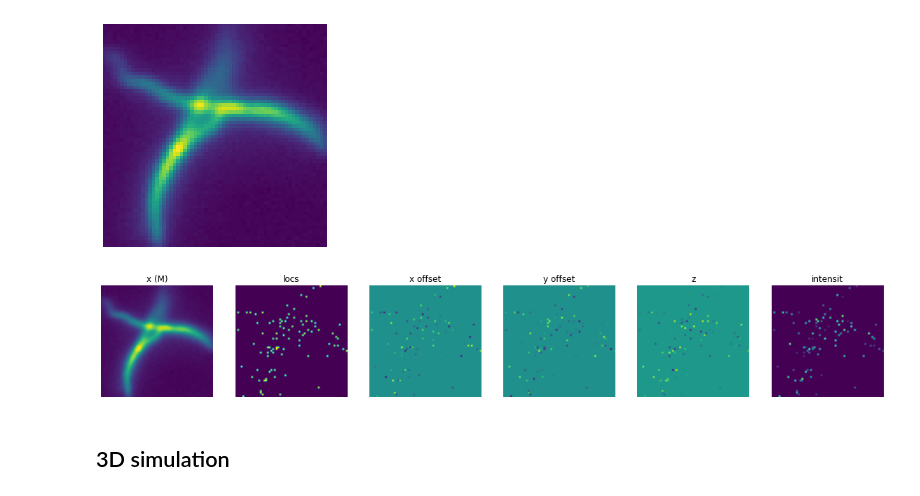
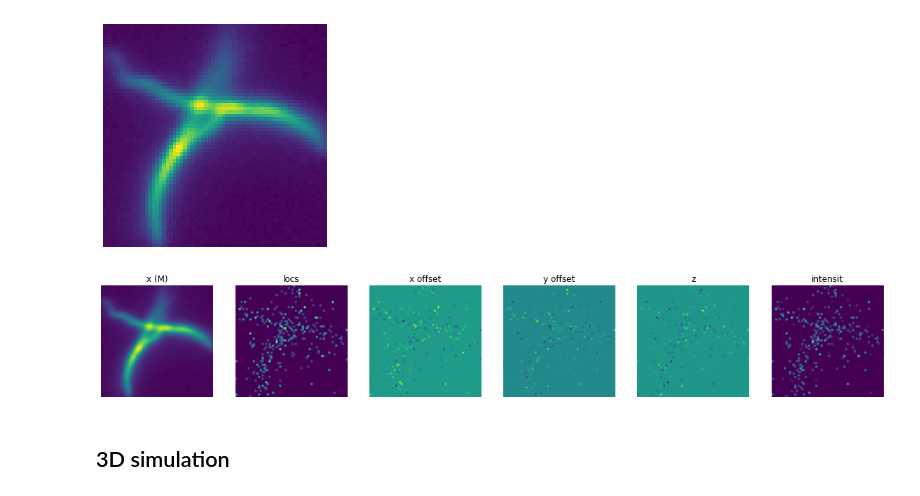
Before and after one commit to mackelab/DECODE, a Jupyter notebook: hb_refactor/01_simulation.ipynb, the cells around one changed output. Cells and saved outputs as stored; diff of their text form; code cells hidden in the pictures.

```diff
--- a/hb_refactor/01_simulation.ipynb
+++ b/hb_refactor/01_simulation.ipynb
@@ -170,5 +171,5 @@ def draw_func(M, ll_pars, psf_pars, batch_size=1, local_context=False):
     ints *= locs
     return locs,x_os,y_os,z,ints,bg
 # %%
-locs, x_os, y_os, z, ints, _ = draw_func(torch.tensor(M), LL_PARAMS, PSF_PARAMS)
+locs_2d, x_os_2d, y_os_2d, z_2d, ints_2d, _ = draw_func(torch.tensor(M), LL_PARAMS, PSF_PARAMS, local_context=True)
 # %%
@@ -188,14 +189,14 @@ show_image(M)
 [figure]
 # %%
 fig, axes = plt.subplots(1, 6, figsize=(20, 20))
-show_image(torch.tensor(M).view(*sz), title= 'x (M)'   , ax = axes[0])
-show_image(locs           .view(*sz), title= 'locs'    , ax = axes[1])
-show_image(x_os           .view(*sz), title= 'x offset', ax = axes[2])
-show_image(y_os           .view(*sz), title= 'y offset', ax = axes[3])
-show_image(z              .view(*sz), title= 'z'       , ax = axes[4])
-show_image(ints           .view(*sz), title= 'intensit', ax = axes[5]);
+show_image(torch.tensor(M)           .view(*sz), title= 'x (M)'   , ax = axes[0])
+show_image(locs_2d           .mean(1).view(*sz), title= 'locs'    , ax = axes[1])
+show_image(x_os_2d           .mean(1).view(*sz), title= 'x offset', ax = axes[2])
+show_image(y_os_2d           .mean(1).view(*sz), title= 'y offset', ax = axes[3])
+show_image(z_2d              .mean(1).view(*sz), title= 'z'       , ax = axes[4])
+show_image(ints_2d           .mean(1).view(*sz), title= 'intensit', ax = axes[5]);
 # %% [output]
-[figure, old version]
+[figure, new version]
 # %% [markdown]
 ## 3D simulation
 # %%
```
Also changed, not shown: parts of 16 cells of this notebook, 2 other files.
